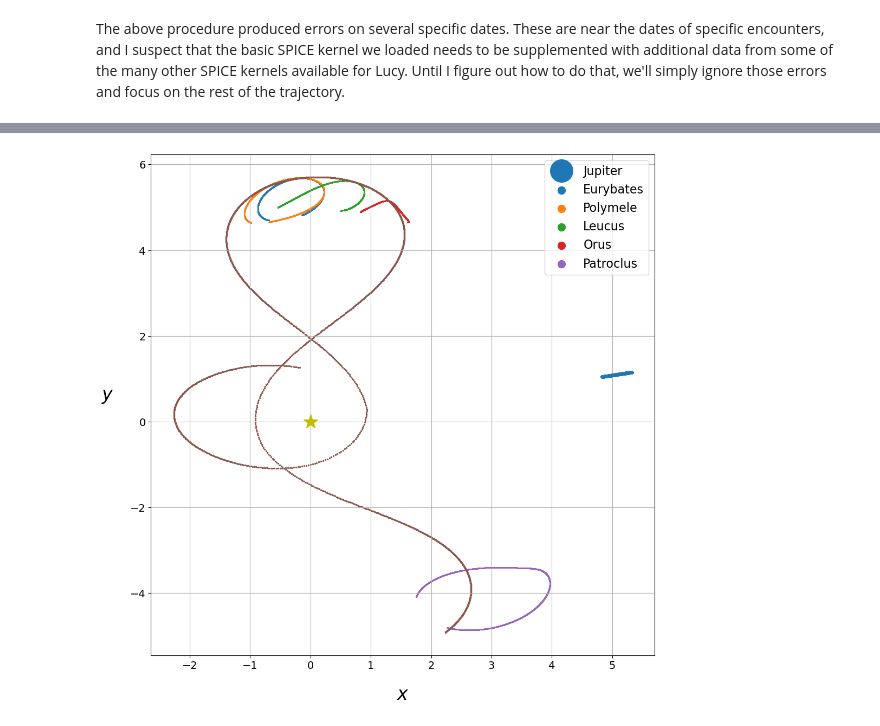
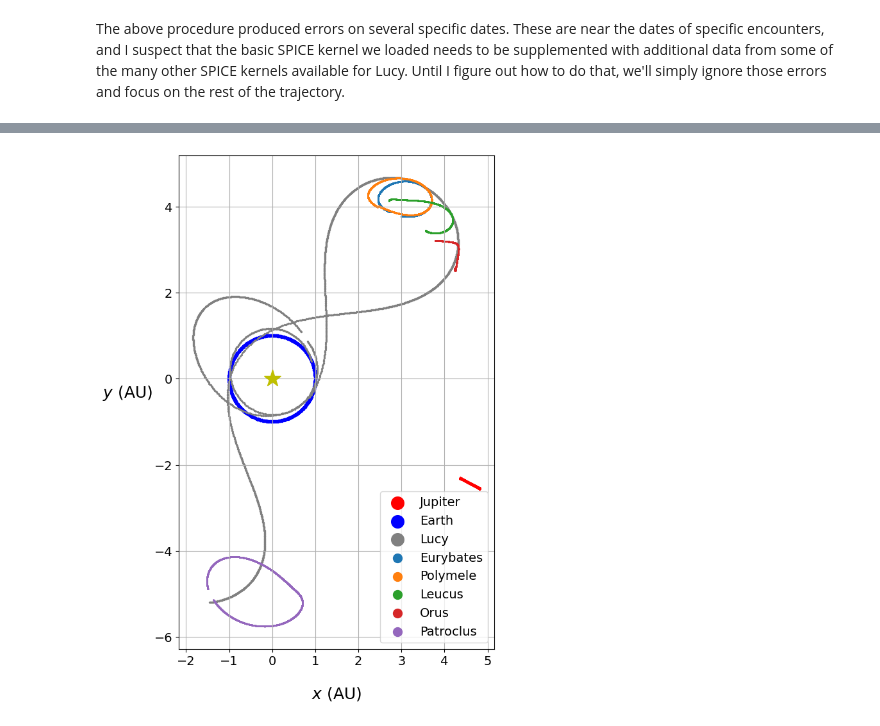
Before and after one commit to dwgerdes/LucyOcc, a Jupyter notebook: Notebooks/Ride_along_with_Lucy!.ipynb, the cells around one changed output, grey strips where cells are left out. Saved outputs shown, nothing was run; the diff lists cells and outputs as text; code cells hidden in the pictures.

```diff
--- a/Notebooks/Ride_along_with_Lucy!.ipynb
+++ b/Notebooks/Ride_along_with_Lucy!.ipynb
@@ -51,6 +53,5 @@ for target in Lucy_targets:
 # %%
-# Integrate the system till just past the last encounter (when the current Lucy SPICE kernel ends).
-t_start = Time('2023-01-01', format='iso', scale='tdb')
+t_start = Time('2021-10-17', format='iso', scale='tdb')
 t_end = Time('2033-04-01', format='iso', scale='tdb')
 epochs = np.arange(t_start.jd, t_end.jd, 2)
 # %%
@@ -97,5 +100,6 @@ Last time computed: 2033-03-31 00:00:00.000
 # %%
 jup = planets[planets.name=="Jupiter Barycenter"]
+earth = planets[planets.name=="Earth"]
 # %%
 #get x, y positions in Jupiter's co-rotating frame
 jup_angle = jup.true_longitude
@@ -105,23 +109,27 @@ x_jup = jup.x.au * np.cos(-rot) - jup.y.au * np.sin(-rot)
 y_jup = jup.x.au * np.sin(-rot) + jup.y.au * np.cos(-rot)
 x_lucy = lucy_x * np.cos(-rot) - lucy_y * np.sin(-rot)
 y_lucy = lucy_x * np.sin(-rot) + lucy_y * np.cos(-rot)
+x_earth = earth.x * np.cos(-rot) - earth.y * np.sin(-rot)
+y_earth = earth.x * np.sin(-rot) + earth.y * np.cos(-rot)
 # %%
 # Plot postions in Jupiter's co-rotating frame
-fig, ax = plt.subplots(figsize=(12, 12))
+fig, ax = plt.subplots(figsize=(14, 10))
 ax.plot(0, 0, '*', markersize=20, color='y',)
-ax.plot(x_jup, y_jup, '.', label ='Jupiter')
+ax.scatter(x_jup, y_jup, s=2, color='red', label ='Jupiter')
+ax.scatter(x_earth, y_earth, s=2, color='b', label ='Earth')
+ax.scatter(x_lucy, y_lucy, s=2, color='grey', label='Lucy')
 for target in Lucy_targets:
     ast = prop[prop.name==target]
     x_ast = ast.x.au * np.cos(-rot) - ast.y.au * np.sin(-rot)
     y_ast = ast.x.au * np.sin(-rot) + ast.y.au * np.cos(-rot)
     ax.scatter(x_ast, y_ast, s=1, label=ast.name[0])
-ax.scatter(x_lucy, y_lucy, s=2)
-ax.legend(fontsize=16, markerscale=10)
-#ax.legend(fontsize=24)
+
+ax.legend(fontsize=14, markerscale=10)
 ax.tick_params(labelsize=14)
-ax.set_xlabel(r'$x$', fontsize=24, labelpad=20)
-ax.set_ylabel(r'$y$', fontsize=24, labelpad=30, rotation=0)
+ax.set_xlabel(r'$x$ (AU)', fontsize=18, labelpad=20)
+ax.set_ylabel(r'$y$ (AU)', fontsize=18, labelpad=30, rotation=0)
 ax.grid()
+ax.set_aspect('equal')
 plt.savefig('Lucy-corotating.png')
 # %% [output]
-[figure, old version]
+[figure, new version]
```
Also changed, not shown: parts of 16 cells of this notebook, 2 other files.
